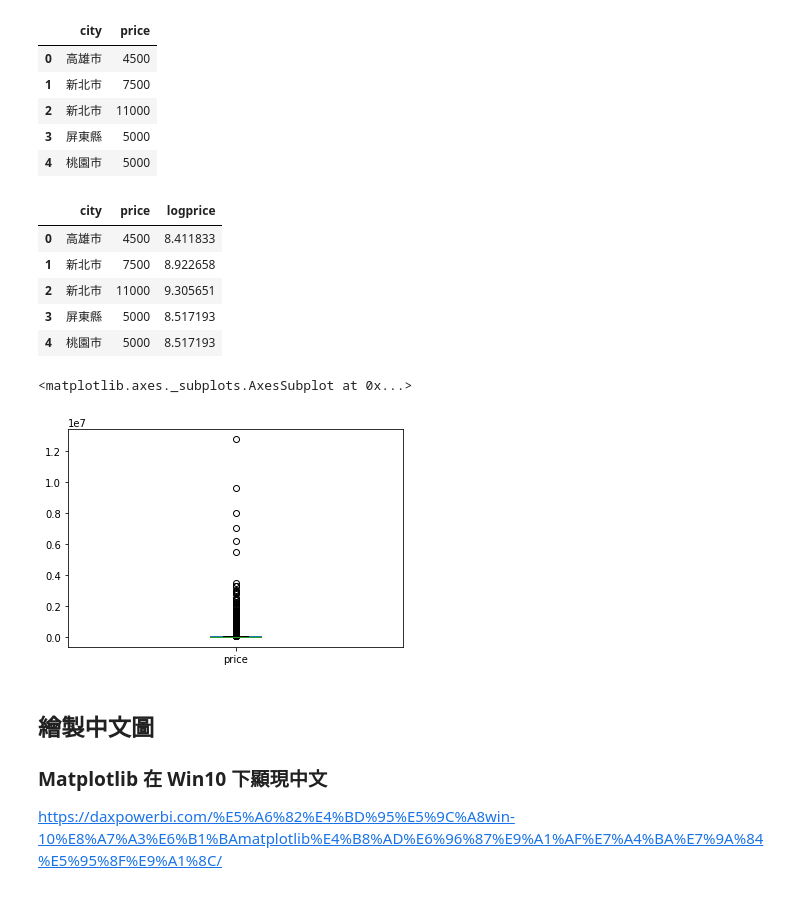
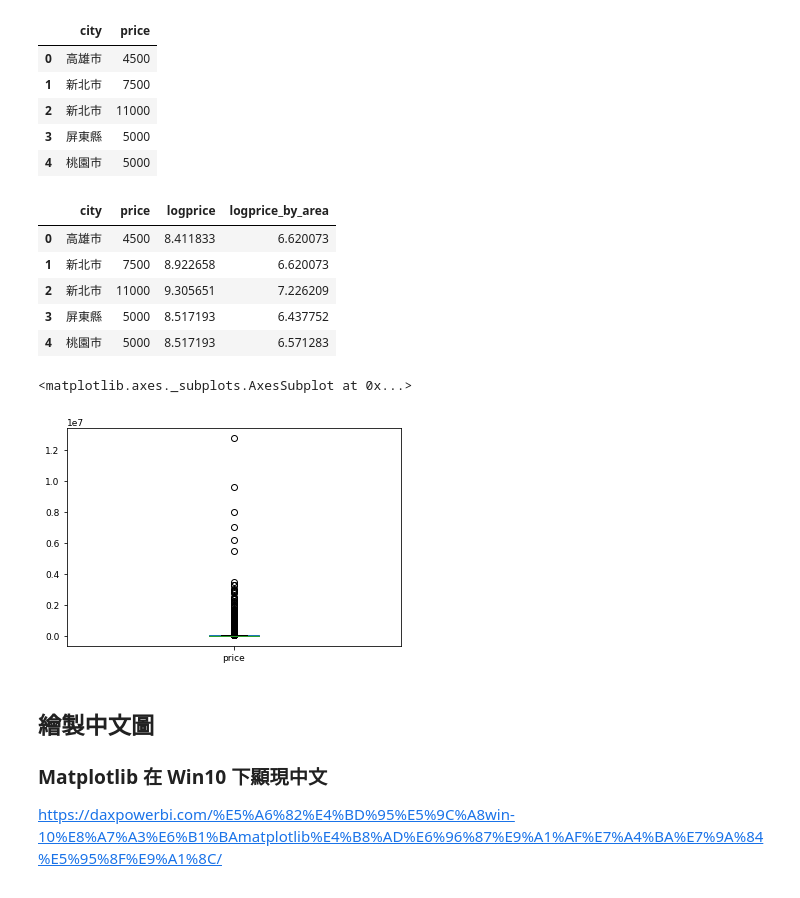
Before and after one commit to ywchiu/tibamepy, a Jupyter notebook: Demo20200927.ipynb, the cells around one changed output. Cells and saved outputs as stored; diff of their text form; code cells hidden in the pictures.

```diff
--- a/Demo20200927.ipynb
+++ b/Demo20200927.ipynb
@@ -599,20 +599,22 @@ rent591[['city', 'price']].head()
 # %%
 import numpy as np
 rent591['logprice'] = np.log(rent591['price'])
+# %%
+rent591['logprice_by_area'] = np.log(rent591['price'] / rent591['building_area'])
 # %%
-rent591[['city', 'price', 'logprice']].head()
+rent591[['city', 'price', 'logprice','logprice_by_area']].head()
 # %% [output]
-|  | city | price | logprice |
-| 0 | 高雄市 | 4500 | 8.411833 |
-| 1 | 新北市 | 7500 | 8.922658 |
-| 2 | 新北市 | 11000 | 9.305651 |
-| 3 | 屏東縣 | 5000 | 8.517193 |
-| 4 | 桃園市 | 5000 | 8.517193 |
+|  | city | price | logprice | logprice_by_area |
+| 0 | 高雄市 | 4500 | 8.411833 | 6.620073 |
+| 1 | 新北市 | 7500 | 8.922658 | 6.620073 |
+| 2 | 新北市 | 11000 | 9.305651 | 7.226209 |
+| 3 | 屏東縣 | 5000 | 8.517193 | 6.437752 |
+| 4 | 桃園市 | 5000 | 8.517193 | 6.571283 |
 # %%
 rent591.plot(kind= 'box',x = 'city', y = 'price')
 # %% [output]
 <matplotlib.axes._subplots.AxesSubplot at 0x...>
-[figure, old version]
+[figure, new version]
 # %% [markdown]
 ## 繪製中文圖
 
```
Also changed, not shown: parts of 48 cells of this notebook.
